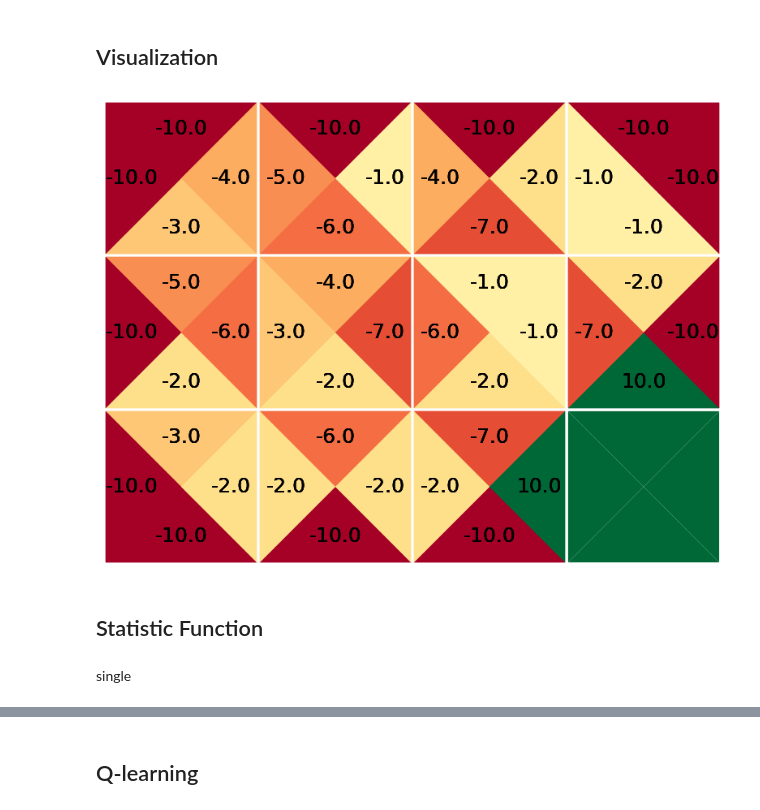
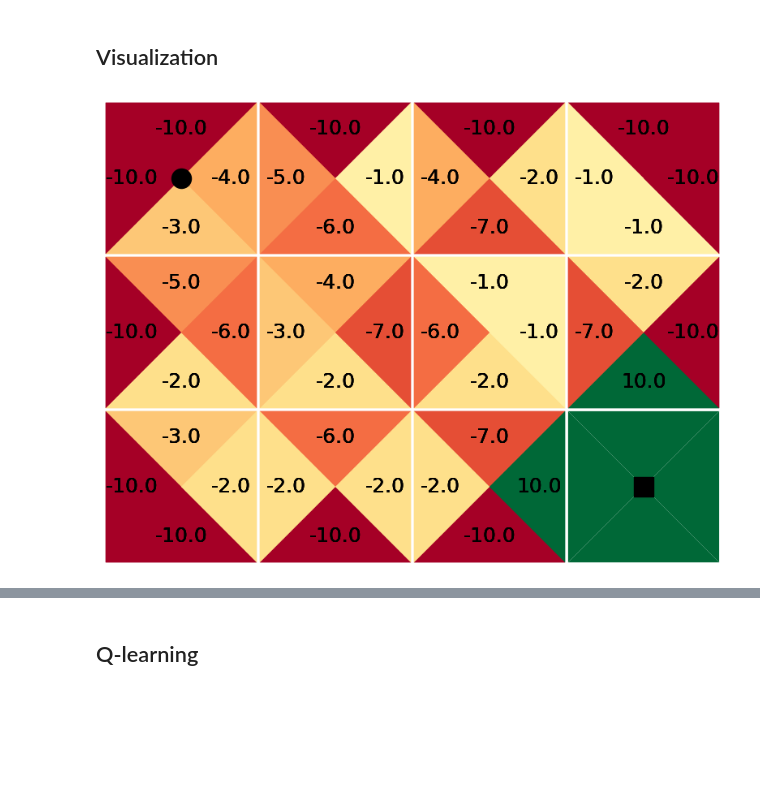
Before and after one commit to Tang-Yuting/recursive-reward-aggregation, a Jupyter notebook: grid/grid.ipynb, the cells around one changed output, grey strips where cells are left out. Cells and saved outputs as stored; diff of their text form; code cells hidden in the pictures; blank space fills up the shorter version.

```diff
--- a/grid/grid.ipynb
+++ b/grid/grid.ipynb
@@ -303,9 +305,12 @@ def plot_grid(q: dict[State, dict[Action, Reward]], plot_arrows=True) -> tuple[p
-# %%
-fig, ax = plot_grid(rewards, plot_arrows=False)
-fig.savefig(fig_path / "grid_env.pdf")
-# %% [output]
-[figure, removed]
-# %% [markdown]
-## Statistic Function
-# %% [markdown]
-single
+# %%
+fig, ax = get_fig_ax()
+plot_grid(ax, rewards, plot_arrows=False)
+
+ax.scatter(initial_state.x, initial_state.y, marker="o", color="k", s=300)
+for state in terminal_states:
+    ax.scatter(state.x, state.y, marker="s", color="k", s=300)
+
+fig.tight_layout()
+fig.savefig(fig_path / "grid_env.pdf")
+# %% [output]
+[figure, added]
```
Also changed, not shown: parts of 20 cells of this notebook, 18 other files.
